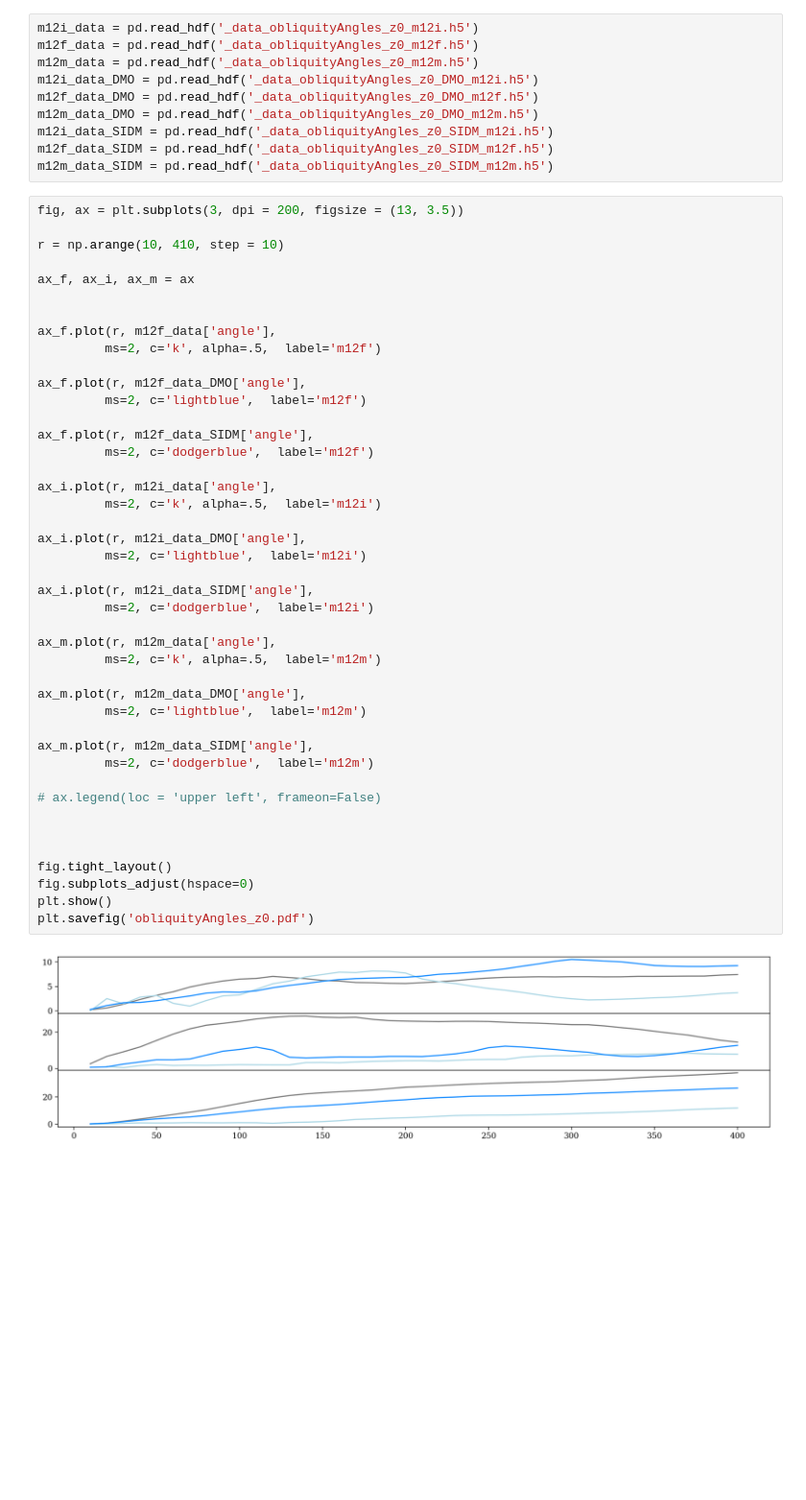
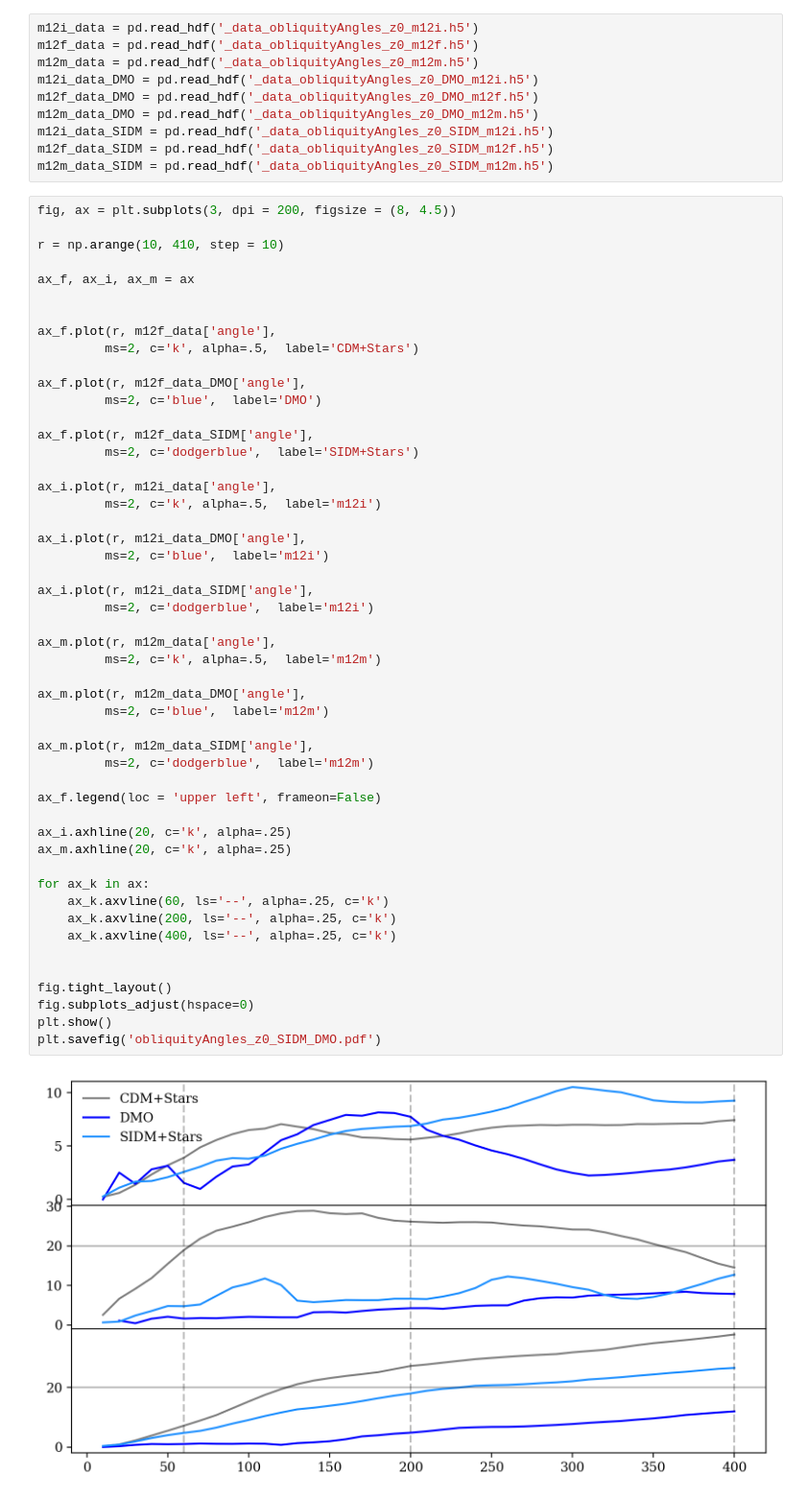
Before and after one commit to jaybaptista/latte_orientations, a Jupyter notebook: _plot_obliquityAngles_SIDM_DMO.ipynb, the cells around one changed output. Shown at 96% size. Cells and saved outputs as stored; diff of their text form; blank space fills up the shorter version.

Commit message:
update plots

```diff
--- a/_plot_obliquityAngles_SIDM_DMO.ipynb
+++ b/_plot_obliquityAngles_SIDM_DMO.ipynb
@@ -15,7 +15,7 @@ m12i_data_SIDM = pd.read_hdf('_data_obliquityAngles_z0_SIDM_m12i.h5')
 m12f_data_SIDM = pd.read_hdf('_data_obliquityAngles_z0_SIDM_m12f.h5')
 m12m_data_SIDM = pd.read_hdf('_data_obliquityAngles_z0_SIDM_m12m.h5')
 # %%
-fig, ax = plt.subplots(3, dpi = 200, figsize = (13, 3.5))
+fig, ax = plt.subplots(3, dpi = 200, figsize = (8, 4.5))
 
 r = np.arange(10, 410, step = 10)
 
@@ -23,40 +23,47 @@ ax_f, ax_i, ax_m = ax
 
 
 ax_f.plot(r, m12f_data['angle'],
-         ms=2, c='k', alpha=.5,  label='m12f')
+         ms=2, c='k', alpha=.5,  label='CDM+Stars')
 
 ax_f.plot(r, m12f_data_DMO['angle'],
-         ms=2, c='lightblue',  label='m12f')
+         ms=2, c='blue',  label='DMO')
 
 ax_f.plot(r, m12f_data_SIDM['angle'],
-         ms=2, c='dodgerblue',  label='m12f')
+         ms=2, c='dodgerblue',  label='SIDM+Stars')
 
 ax_i.plot(r, m12i_data['angle'],
          ms=2, c='k', alpha=.5,  label='m12i')
 
 ax_i.plot(r, m12i_data_DMO['angle'],
-         ms=2, c='lightblue',  label='m12i')
+         ms=2, c='blue',  label='m12i')
 
 ax_i.plot(r, m12i_data_SIDM['angle'],
          ms=2, c='dodgerblue',  label='m12i')
 
 ax_m.plot(r, m12m_data['angle'],
          ms=2, c='k', alpha=.5,  label='m12m')
 
 ax_m.plot(r, m12m_data_DMO['angle'],
-         ms=2, c='lightblue',  label='m12m')
+         ms=2, c='blue',  label='m12m')
 
 ax_m.plot(r, m12m_data_SIDM['angle'],
          ms=2, c='dodgerblue',  label='m12m')
 
-# ax.legend(loc = 'upper left', frameon=False)
+ax_f.legend(loc = 'upper left', frameon=False)
 
+ax_i.axhline(20, c='k', alpha=.25)
+ax_m.axhline(20, c='k', alpha=.25)
+
+for ax_k in ax:
+    ax_k.axvline(60, ls='--', alpha=.25, c='k')
+    ax_k.axvline(200, ls='--', alpha=.25, c='k')
+    ax_k.axvline(400, ls='--', alpha=.25, c='k')
 
 
 fig.tight_layout()
 fig.subplots_adjust(hspace=0)
 plt.show()
-plt.savefig('obliquityAngles_z0.pdf')
+plt.savefig('obliquityAngles_z0_SIDM_DMO.pdf')
 # %% [output]
-[figure, old version]
+[figure, new version]
 <Figure size 432x288 with 0 Axes>
```
Also changed, not shown: 2 other files.
